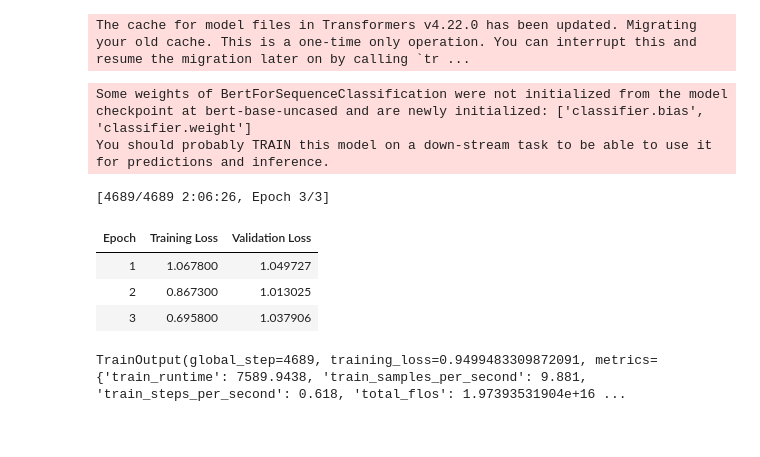
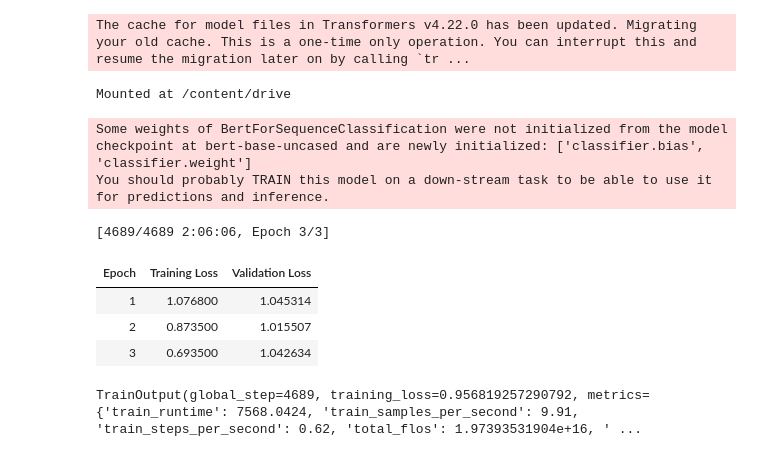
Before and after one commit to ridaouiafaf/IPC_Classification_Model_BERT, a Jupyter notebook: Classification_By_Section.ipynb, the cells around one changed output. Drawn from its saved outputs; the diff is of its cells as text; code cells hidden in the pictures.

```diff
--- a/Classification_By_Section.ipynb
+++ b/Classification_By_Section.ipynb
@@ -64,6 +66,13 @@ The cache for model files in Transformers v4.22.0 has been updated. Migrating yo
 train_dataset = tokenized_datasets["train"]
 val_dataset = tokenized_datasets["validation"]
 test_dataset = tokenized_datasets["test"]
+# %%
+from google.colab import drive
+
+# Mount Google Drive
+drive.mount('/content/drive')
+# %% [output]
+Mounted at /content/drive
 # %%
 from transformers import AutoTokenizer, AutoModelForSequenceClassification
 
@@ -75,41 +84,41 @@ model = AutoModelForSequenceClassification.from_pretrained(model_name, num_label
 # Tokenize the dataset
 def tokenize_function(examples):
     return tokenizer(examples["text"], padding="max_length", truncation=True)
 
 tokenized_datasets = dataset.map(tokenize_function, batched=True)
 
 # Prepare for training
 from transformers import TrainingArguments, Trainer
 
 training_args = TrainingArguments(
-     output_dir="./results",
+     output_dir="/content/drive/My Drive/IPC_Section_Classification/results",
     evaluation_strategy="epoch",
     learning_rate=2e-5,
     per_device_train_batch_size=16,
     num_train_epochs=3,
     weight_decay=0.01,
-    logging_dir="./logs",  # Use local logging
-    report_to="none",      # Disable W&B integration
+    logging_dir="./logs",
+    report_to="none",
 )
 
 trainer = Trainer(
     model=model,
     args=training_args,
     train_dataset=tokenized_datasets["train"],
     eval_dataset=tokenized_datasets["validation"],
     tokenizer=tokenizer,
 )
 
 trainer.train()
 # %% [output]
 Some weights of BertForSequenceClassification were not initialized from the model checkpoint at bert-base-uncased and are newly initialized: ['classifier.bias', 'classifier.weight']
 You should probably TRAIN this model on a down-stream task to be able to use it for predictions and inference.
-[4689/4689 2:06:26, Epoch 3/3]
+[4689/4689 2:06:06, Epoch 3/3]
 | Epoch | Training Loss | Validation Loss |
-| 1 | 1.067800 | 1.049727 |
-| 2 | 0.867300 | 1.013025 |
-| 3 | 0.695800 | 1.037906 |
+| 1 | 1.076800 | 1.045314 |
+| 2 | 0.873500 | 1.015507 |
+| 3 | 0.693500 | 1.042634 |
-TrainOutput(global_step=4689, training_loss=0.9499483309872091, metrics={'train_runtime': 7589.9438, 'train_samples_per_second': 9.881, 'train_steps_per_second': 0.618, 'total_flos': 1.97393531904e+16 ...
+TrainOutput(global_step=4689, training_loss=0.956819257290792, metrics={'train_runtime': 7568.0424, 'train_samples_per_second': 9.91, 'train_steps_per_second': 0.62, 'total_flos': 1.97393531904e+16, ' ...
 # %%
 from transformers import AutoModelForSequenceClassification, AutoTokenizer
 import torch
```
Also changed, not shown: parts of 5 cells of this notebook.
